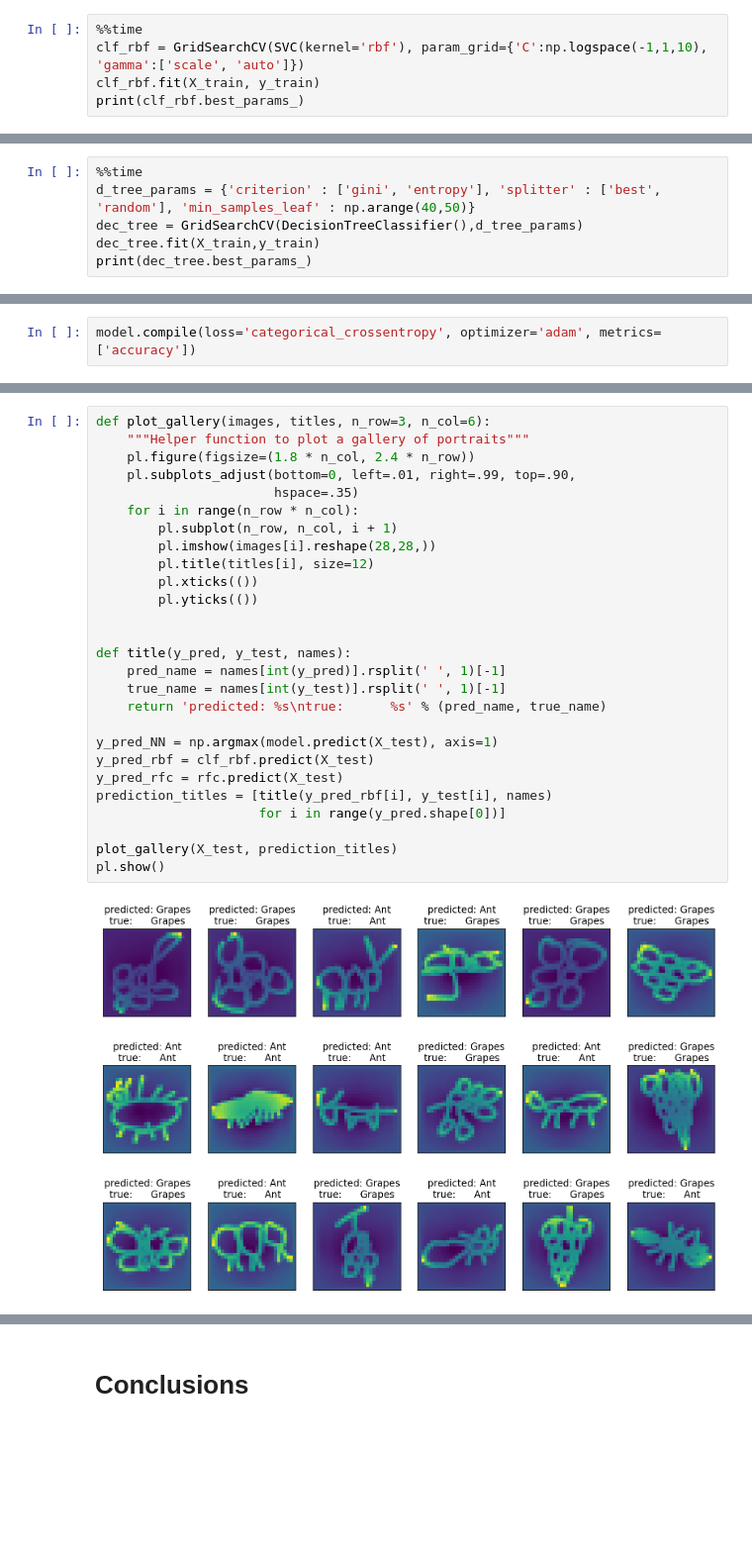
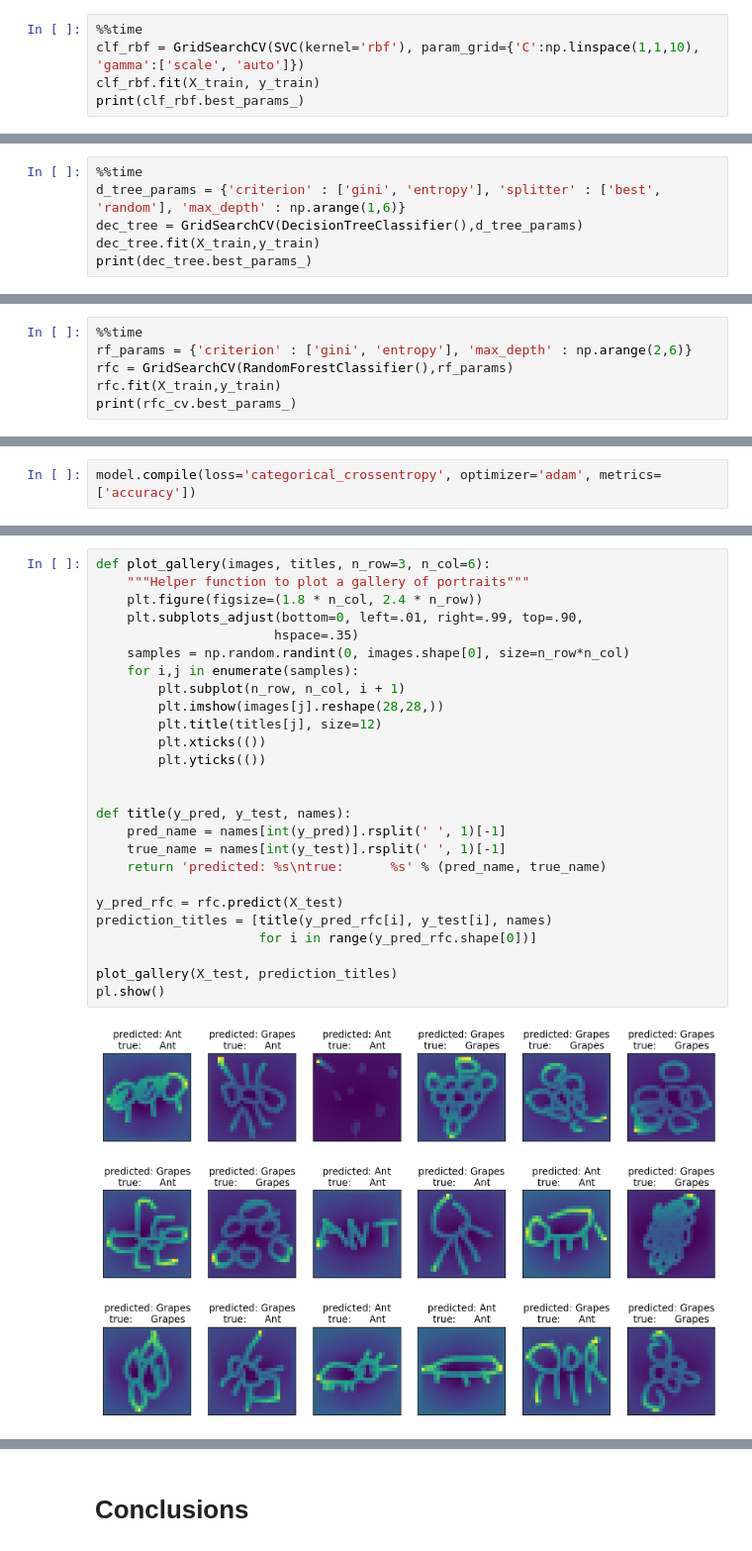
Before and after one commit to Victor-Manach/SD210, a Jupyter notebook: Binary_classification.ipynb, the cells around one changed output, grey strips where cells are left out. Shown: that part at 99% size. Saved outputs shown, nothing was run; the diff lists cells and outputs as text; blank space fills up the shorter version.

Commit message:
Comment the models use and pur reasoning

```diff
--- a/Binary_classification.ipynb
+++ b/Binary_classification.ipynb
@@ -79,7 +79,7 @@ First, we will try to use SVM with a Gaussian kernel. The two other algorithms t
 We use cross-validation to determine the best values for the hyperparameters.
 # %%
 %%time
-clf_rbf = GridSearchCV(SVC(kernel='rbf'), param_grid={'C':np.logspace(-1,1,10), 'gamma':['scale', 'auto']})
+clf_rbf = GridSearchCV(SVC(kernel='rbf'), param_grid={'C':np.linspace(1,1,10), 'gamma':['scale', 'auto']})
 clf_rbf.fit(X_train, y_train)
 print(clf_rbf.best_params_)
 # %% [output]
@@ -99,6 +103,6 @@ This first model gives quite good results on the test set, but it can potentiall
 # %%
 %%time
-d_tree_params = {'criterion' : ['gini', 'entropy'], 'splitter' : ['best', 'random'], 'min_samples_leaf' : np.arange(40,50)}
+d_tree_params = {'criterion' : ['gini', 'entropy'], 'splitter' : ['best', 'random'], 'max_depth' : np.arange(1,6)}
 dec_tree = GridSearchCV(DecisionTreeClassifier(),d_tree_params)
 dec_tree.fit(X_train,y_train)
 print(dec_tree.best_params_)
@@ -122,0 +123,6 @@ RandomForestClassifier(criterion='entropy', max_samples=0.5,
+# %%
+%%time
+rf_params = {'criterion' : ['gini', 'entropy'], 'max_depth' : np.arange(2,6)}
+rfc = GridSearchCV(RandomForestClassifier(),rf_params)
+rfc.fit(X_train,y_train)
+print(rfc_cv.best_params_)
@@ -208,29 +210,28 @@ plt.show()
 # %%
 def plot_gallery(images, titles, n_row=3, n_col=6):
     """Helper function to plot a gallery of portraits"""
-    pl.figure(figsize=(1.8 * n_col, 2.4 * n_row))
-    pl.subplots_adjust(bottom=0, left=.01, right=.99, top=.90,
+    plt.figure(figsize=(1.8 * n_col, 2.4 * n_row))
+    plt.subplots_adjust(bottom=0, left=.01, right=.99, top=.90,
                        hspace=.35)
-    for i in range(n_row * n_col):
-        pl.subplot(n_row, n_col, i + 1)
-        pl.imshow(images[i].reshape(28,28,))
-        pl.title(titles[i], size=12)
-        pl.xticks(())
-        pl.yticks(())
+    samples = np.random.randint(0, images.shape[0], size=n_row*n_col)
+    for i,j in enumerate(samples):
+        plt.subplot(n_row, n_col, i + 1)
+        plt.imshow(images[j].reshape(28,28,))
+        plt.title(titles[j], size=12)
+        plt.xticks(())
+        plt.yticks(())
 
 
 def title(y_pred, y_test, names):
     pred_name = names[int(y_pred)].rsplit(' ', 1)[-1]
     true_name = names[int(y_test)].rsplit(' ', 1)[-1]
     return 'predicted: %s\ntrue:      %s' % (pred_name, true_name)
 
-y_pred_NN = np.argmax(model.predict(X_test), axis=1)
-y_pred_rbf = clf_rbf.predict(X_test)
 y_pred_rfc = rfc.predict(X_test)
-prediction_titles = [title(y_pred_rbf[i], y_test[i], names)
-                     for i in range(y_pred.shape[0])]
+prediction_titles = [title(y_pred_rfc[i], y_test[i], names)
+                     for i in range(y_pred_rfc.shape[0])]
 
 plot_gallery(X_test, prediction_titles)
 pl.show()
 # %% [output]
-[figure, old version]
+[figure, new version]
```
Also changed, not shown: parts of 19 cells of this notebook.
